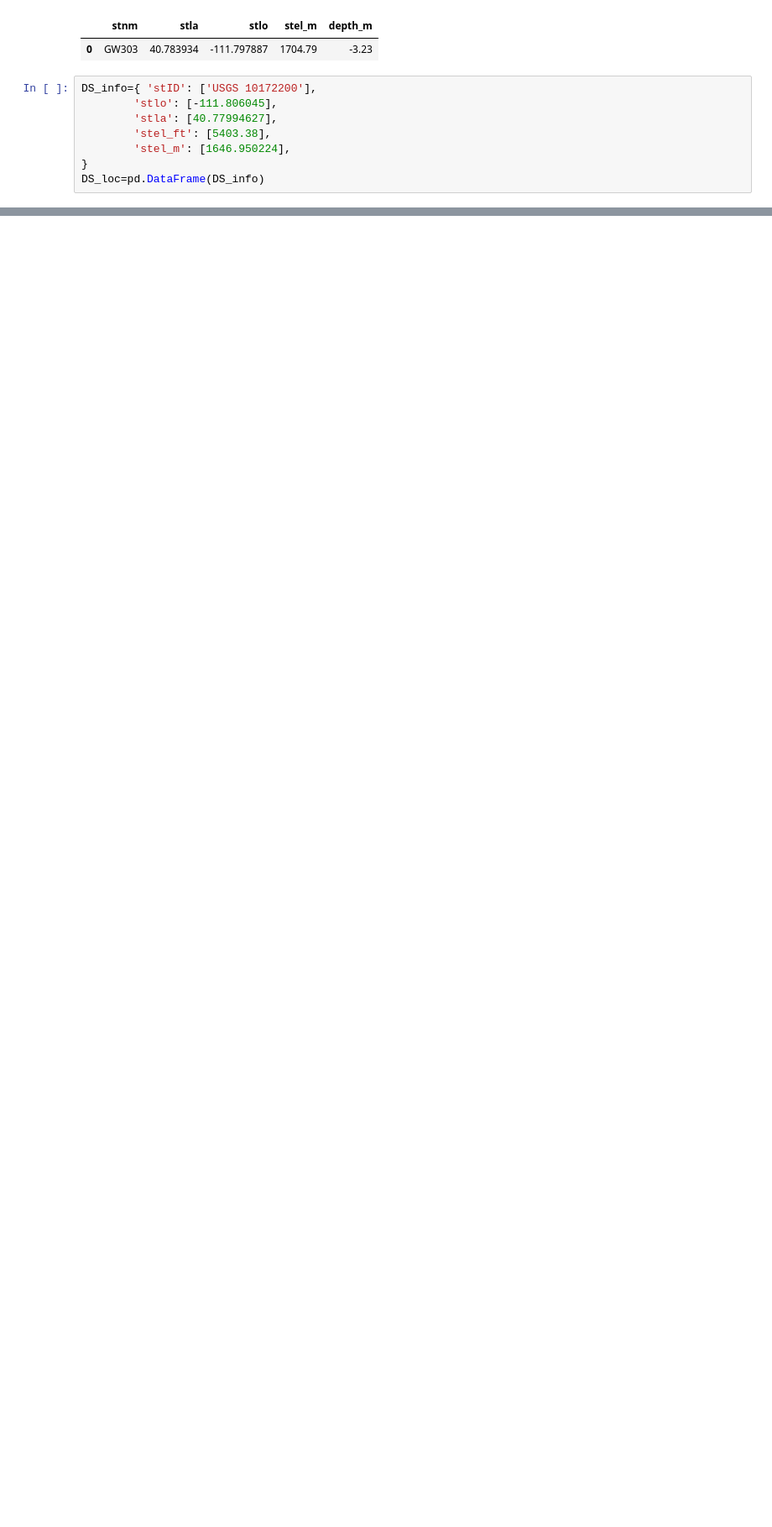
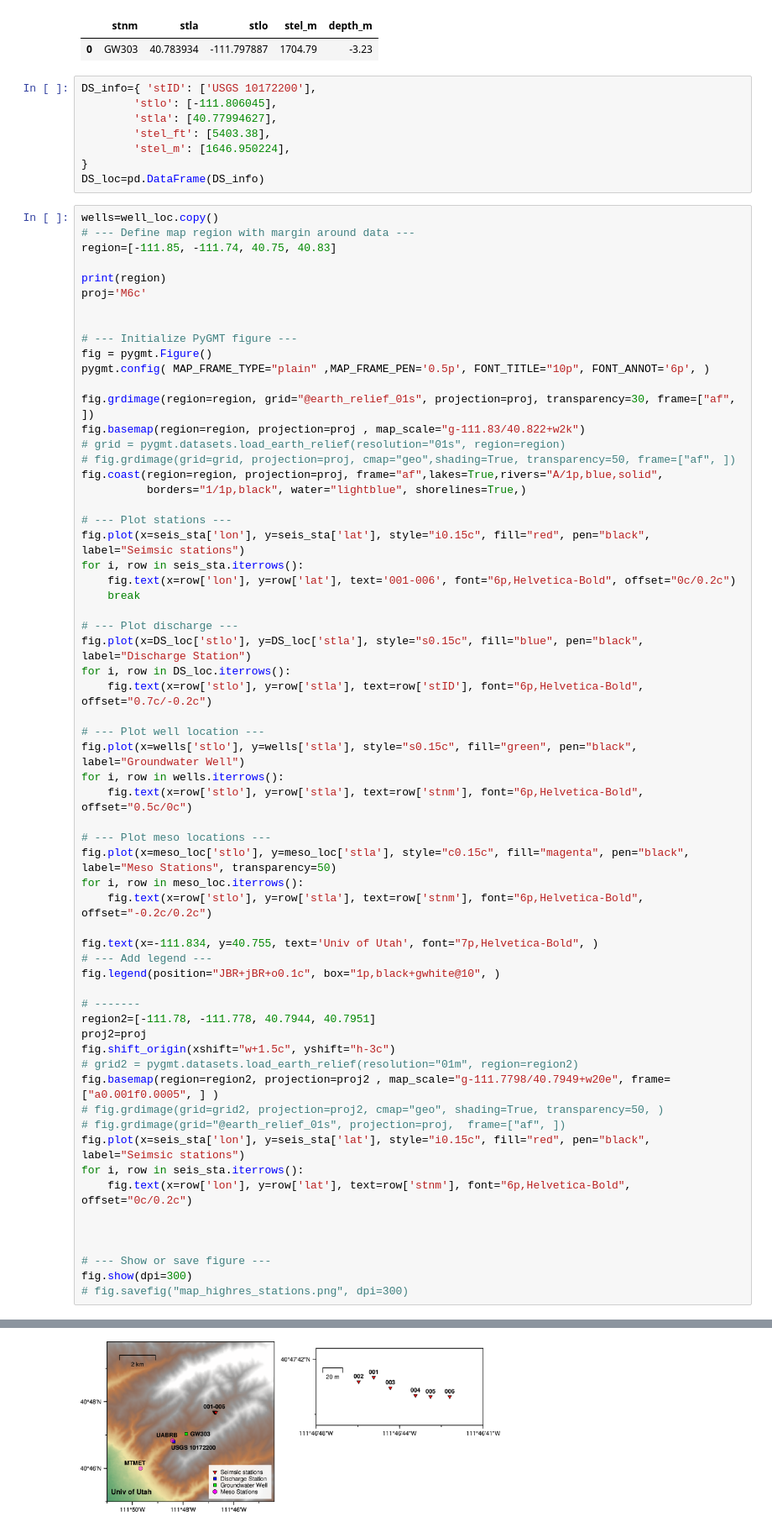
Before and after one commit to kuanfufeng/RedButte, a Jupyter notebook: fig_maps.ipynb, the cells around one changed output, grey strips where cells are left out. Shown: that part at 84% size. Cells and saved outputs as stored; diff of their text form; blank space fills up the shorter version.

```diff
--- a/fig_maps.ipynb
+++ b/fig_maps.ipynb
@@ -51,3 +51,66 @@ DS_info={ 'stID': ['USGS 10172200'],
         'stel_m': [1646.950224],
 }
 DS_loc=pd.DataFrame(DS_info)
+# %%
+wells=well_loc.copy()
+# --- Define map region with margin around data ---
+region=[-111.85, -111.74, 40.75, 40.83]
+
+print(region)
+proj='M6c'
+
+
+# --- Initialize PyGMT figure ---
+fig = pygmt.Figure()
+pygmt.config( MAP_FRAME_TYPE="plain" ,MAP_FRAME_PEN='0.5p', FONT_TITLE="10p", FONT_ANNOT='6p', )
+
+fig.grdimage(region=region, grid="@earth_relief_01s", projection=proj, transparency=30, frame=["af", ])
+fig.basemap(region=region, projection=proj , map_scale="g-111.83/40.822+w2k")
+# grid = pygmt.datasets.load_earth_relief(resolution="01s", region=region)
+# fig.grdimage(grid=grid, projection=proj, cmap="geo",shading=True, transparency=50, frame=["af", ])
+fig.coast(region=region, projection=proj, frame="af",lakes=True,rivers="A/1p,blue,solid",
+          borders="1/1p,black", water="lightblue", shorelines=True,)
+
+# --- Plot stations ---
+fig.plot(x=seis_sta['lon'], y=seis_sta['lat'], style="i0.15c", fill="red", pen="black", label="Seimsic stations")
+for i, row in seis_sta.iterrows():
+    fig.text(x=row['lon'], y=row['lat'], text='001-006', font="6p,Helvetica-Bold", offset="0c/0.2c")
+    break
+
+# --- Plot discharge ---
+fig.plot(x=DS_loc['stlo'], y=DS_loc['stla'], style="s0.15c", fill="blue", pen="black", label="Discharge Station")
+for i, row in DS_loc.iterrows():
+    fig.text(x=row['stlo'], y=row['stla'], text=row['stID'], font="6p,Helvetica-Bold", offset="0.7c/-0.2c")
+
+# --- Plot well location ---
+fig.plot(x=wells['stlo'], y=wells['stla'], style="s0.15c", fill="green", pen="black", label="Groundwater Well")
+for i, row in wells.iterrows():
+    fig.text(x=row['stlo'], y=row['stla'], text=row['stnm'], font="6p,Helvetica-Bold", offset="0.5c/0c")
+
+# --- Plot meso locations ---
+fig.plot(x=meso_loc['stlo'], y=meso_loc['stla'], style="c0.15c", fill="magenta", pen="black", label="Meso Stations", transparency=50)
+for i, row in meso_loc.iterrows():
+    fig.text(x=row['stlo'], y=row['stla'], text=row['stnm'], font="6p,Helvetica-Bold", offset="-0.2c/0.2c")
+
+fig.text(x=-111.834, y=40.755, text='Univ of Utah', font="7p,Helvetica-Bold", )
+# --- Add legend ---
+fig.legend(position="JBR+jBR+o0.1c", box="1p,black+gwhite@10", )
+
+# -------
+region2=[-111.78, -111.778, 40.7944, 40.7951]
+proj2=proj
+fig.shift_origin(xshift="w+1.5c", yshift="h-3c")
+# grid2 = pygmt.datasets.load_earth_relief(resolution="01m", region=region2)
+fig.basemap(region=region2, projection=proj2 , map_scale="g-111.7798/40.7949+w20e", frame=["a0.001f0.0005", ] )
+# fig.grdimage(grid=grid2, projection=proj2, cmap="geo", shading=True, transparency=50, )
+# fig.grdimage(grid="@earth_relief_01s", projection=proj,  frame=["af", ])
+fig.plot(x=seis_sta['lon'], y=seis_sta['lat'], style="i0.15c", fill="red", pen="black", label="Seimsic stations")
+for i, row in seis_sta.iterrows():
+    fig.text(x=row['lon'], y=row['lat'], text=row['stnm'], font="6p,Helvetica-Bold", offset="0c/0.2c")
+
+
+
+# --- Show or save figure ---
+fig.show(dpi=300)
+# fig.savefig("map_highres_stations.png", dpi=300)
+# %% [output]
@@ -54,3 +118,4 @@ DS_loc=pd.DataFrame(DS_info)
+[figure, added]
 # %%
 wells=well_loc.copy()
 # --- Define map region with margin around data ---
```
Also changed, not shown: parts of 3 cells of this notebook, 5 other files.
